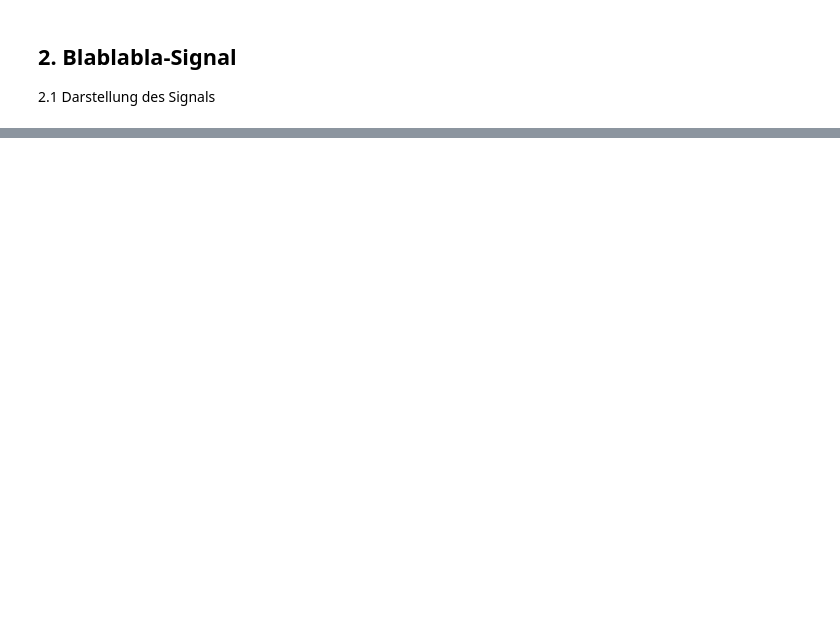
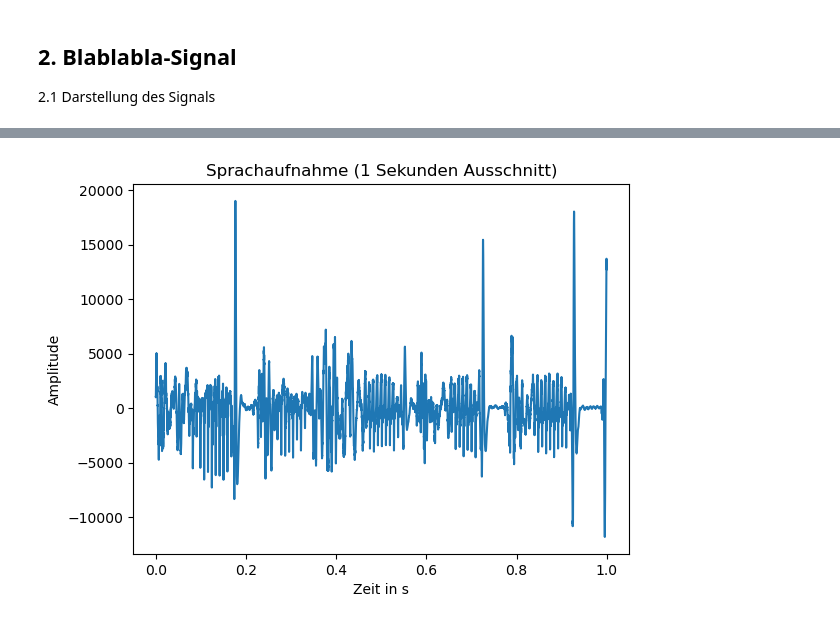
Before and after one commit to Atomarverseucht/AIN, a Jupyter notebook: 3/technische-grundlagen-der-kuenstlichen-intelligenz/versuch3/mikrofon.ipynb, the cells around one changed output, grey strips where cells are left out. Cells and saved outputs as stored; diff of their text form; code cells hidden in the pictures; blank space fills up the shorter version.

```diff
--- a/3/technische-grundlagen-der-kuenstlichen-intelligenz/versuch3/mikrofon.ipynb
+++ b/3/technische-grundlagen-der-kuenstlichen-intelligenz/versuch3/mikrofon.ipynb
@@ -45,0 +70,16 @@ plt.show()
+# %%
+def firstOverVal(arr, grenzw) :
+    for a in np.arange(arr.size):
+        if(arr[a] >= grenzw): return a
+
+startIndx = firstOverVal(bla, 1000)
+endIndx = startIndx + samples
+secondR = np.arange(samples) / samples
+
+plt.plot(secondR, bla[startIndx : endIndx])
+plt.xlabel('Zeit in s')
+plt.ylabel('Amplitude')
+plt.title('Sprachaufnahme (1 Sekunden Ausschnitt)')
+plt.show()
+# %% [output]
+[figure, added]
```
Also changed, not shown: parts of 4 cells of this notebook.
